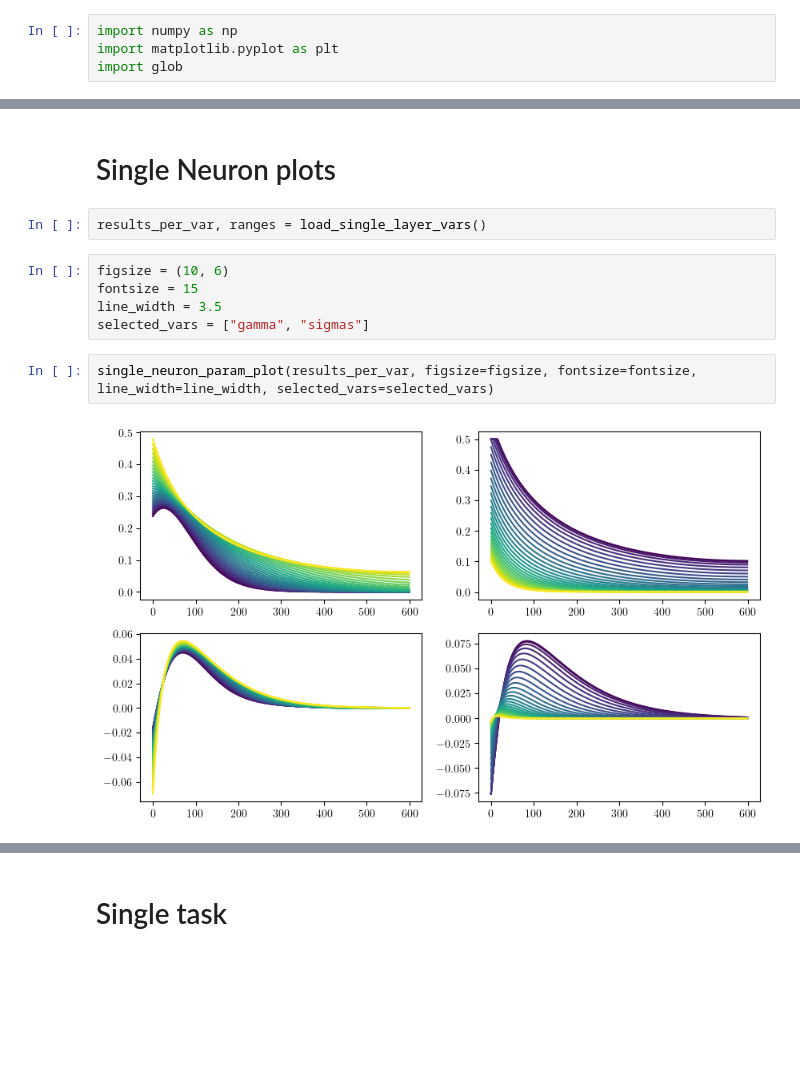
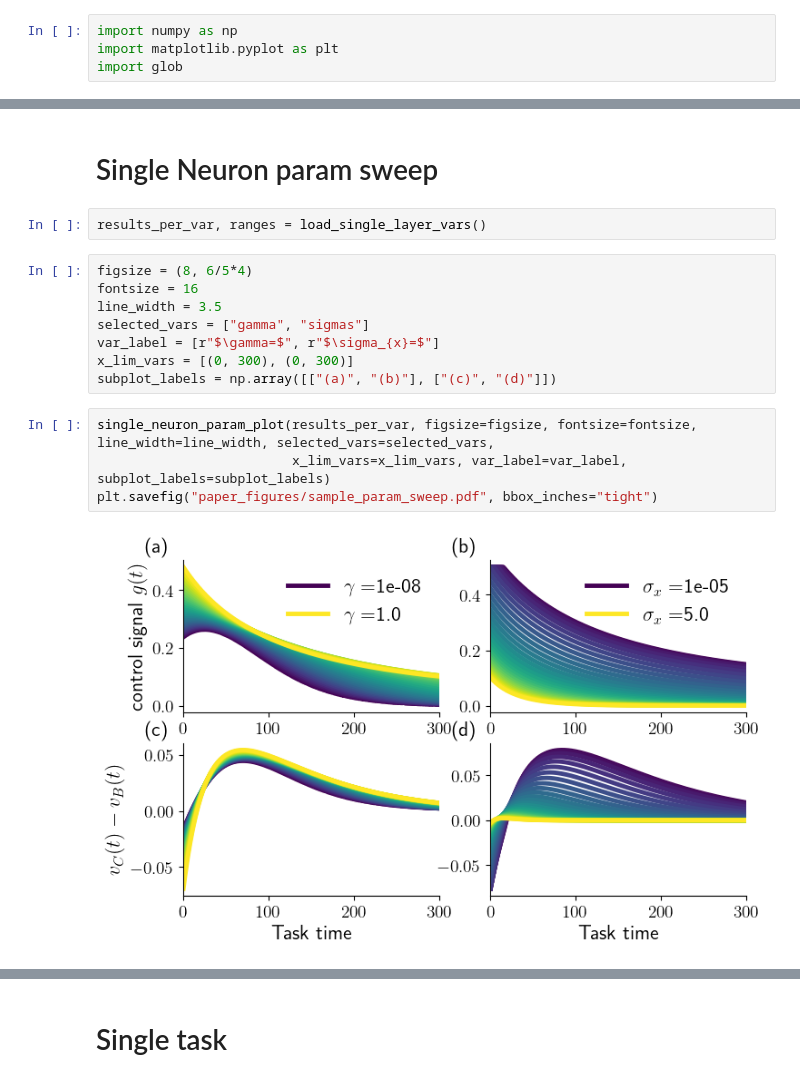
Before and after one commit to rodrigcd/neuromod, a Jupyter notebook: notebooks/paper_plots.ipynb, the cells around one changed output, grey strips where cells are left out. Saved outputs shown, nothing was run; the diff lists cells and outputs as text; blank space fills up the shorter version.

Commit message:
nice figures for the paper

```diff
--- a/notebooks/paper_plots.ipynb
+++ b/notebooks/paper_plots.ipynb
@@ -11,13 +25,18 @@ Loading BokehJS ...
 # %% [markdown]
-# Single Neuron plots
+# Single Neuron param sweep
 # %%
 results_per_var, ranges = load_single_layer_vars()
 # %%
-figsize = (10, 6)
-fontsize = 15
+figsize = (8, 6/5*4)
+fontsize = 16
 line_width = 3.5
 selected_vars = ["gamma", "sigmas"]
+var_label = [r"$\gamma=$", r"$\sigma_{x}=$"]
+x_lim_vars = [(0, 300), (0, 300)]
+subplot_labels = np.array([["(a)", "(b)"], ["(c)", "(d)"]])
 # %%
-single_neuron_param_plot(results_per_var, figsize=figsize, fontsize=fontsize, line_width=line_width, selected_vars=selected_vars)
+single_neuron_param_plot(results_per_var, figsize=figsize, fontsize=fontsize, line_width=line_width, selected_vars=selected_vars,
+                         x_lim_vars=x_lim_vars, var_label=var_label, subplot_labels=subplot_labels)
+plt.savefig("paper_figures/sample_param_sweep.pdf", bbox_inches="tight")
 # %% [output]
-[figure, old version]
+[figure, new version]
```
Also changed, not shown: parts of 14 cells of this notebook, 12 other files.
